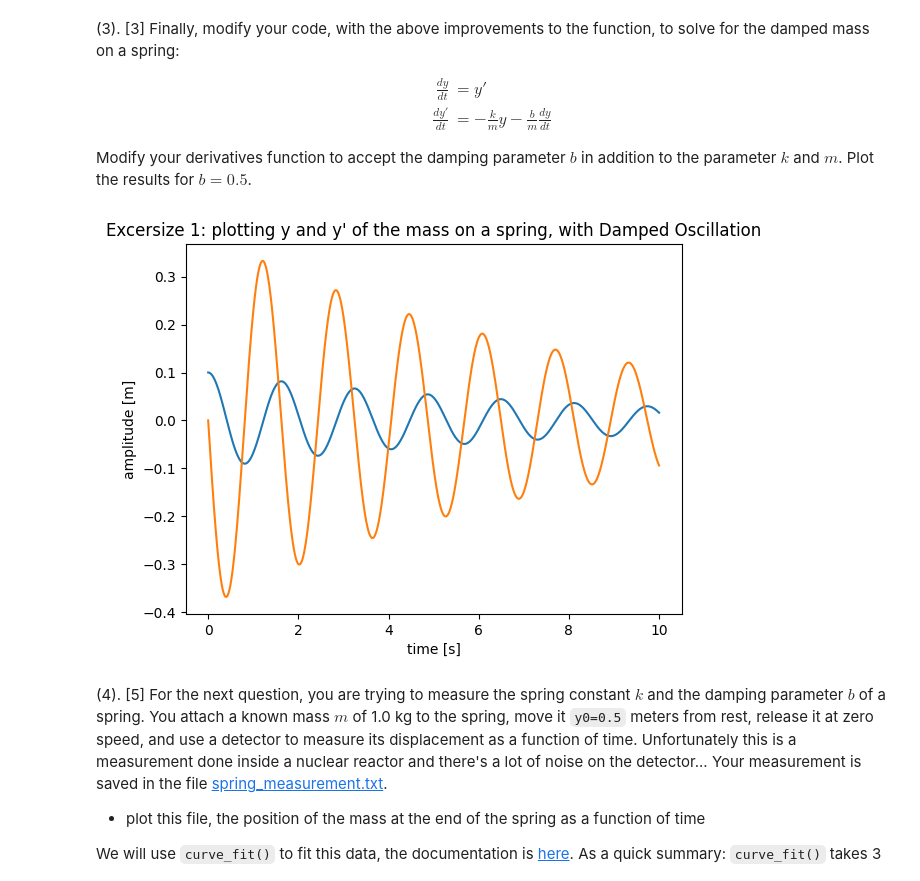
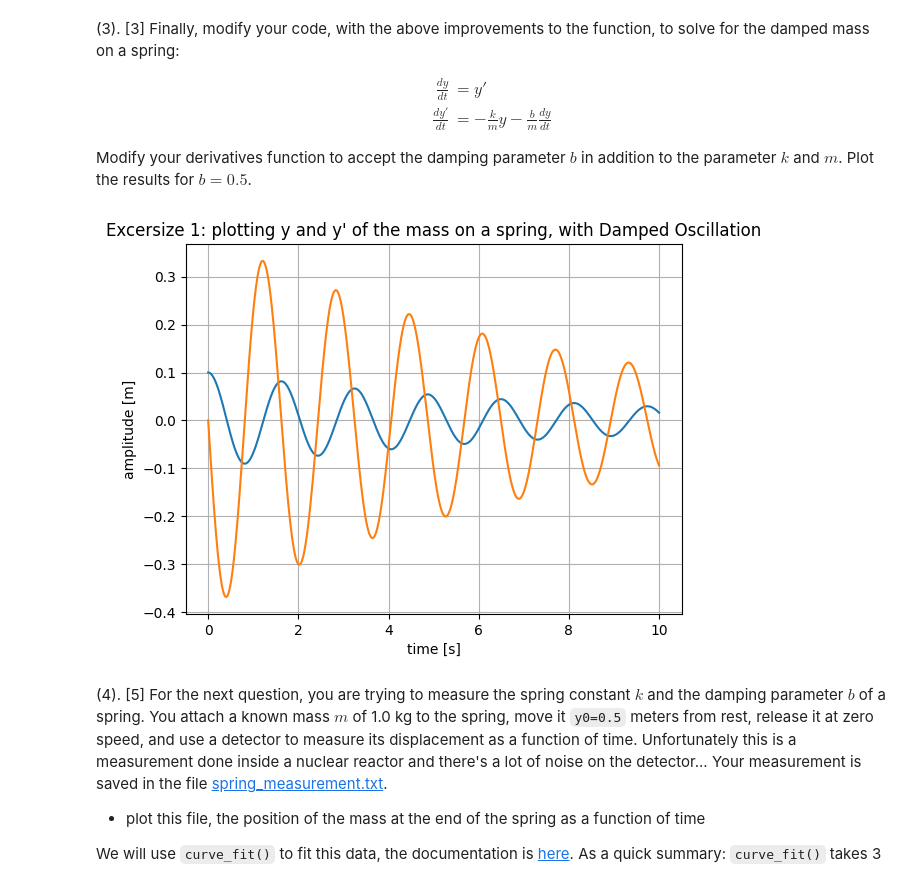
Before and after one commit to PX2145-2025/week-8-b-Medhekar-Anushka, a Jupyter notebook: ODEs.ipynb, the cells around one changed output. Saved outputs shown, nothing was run; the diff lists cells and outputs as text; code cells hidden in the pictures.

```diff
--- a/ODEs.ipynb
+++ b/ODEs.ipynb
@@ -258,31 +261,32 @@ Modify your derivatives function to accept the damping parameter $b$ in addition
 # %%
 def f(y, t, m, k, b): # return derivatives of the array y
 
     return [ y[1], # the first equation dy[0]/dt
-            -(k/m)*y[0] - (b/m)*y[1] # the second equation dy[1]/dt
-           ]
+            -(k/m)*y[0] - (b/m)*y[1] ] # the second equation dy[1]/dt
+
 t = np.linspace(0.0, tmax, npts)
 k = 30.0
 m = 2.0
 b = 0.5
 yinit = [0.1, 0] # initial value, y
   # initial value, y'
 y = odeint(f, yinit, t, (m, k, b)) #integrating
 
 npts = 1000
 tmax = 10
 
 
 
 #HOW DO YOU SEPPARARTE OUT THE TWO LINES TO LABEL THEM???
 plt.plot(t, y)
 plt.xlabel("time [s]")
 plt.ylabel("amplitude [m]")
 plt.title("Excersize 1: plotting y and y' of the mass on a spring, with Damped Oscillation")
+plt.grid(True)
 #plt.legend()
 plt.show()
 # %% [output]
-[figure, old version]
+[figure, new version]
 # %% [markdown]
 (4). [5] For the next question, you are trying to measure the spring constant $k$ and the damping parameter $b$ of a spring. You attach a known mass $m$ of 1.0 kg to the spring, move it `y0=0.5` meters from rest, release it at zero speed, and use a detector to measure its displacement as a function of time. Unfortunately this is a measurement done inside a nuclear reactor and there's a lot of noise on the detector... Your measurement is saved in the file [spring_measurement.txt](https://raw.githubusercontent.com/PX2134/data/master/week8/spring_measurement.txt).
 
```
Also changed, not shown: parts of 7 cells of this notebook.
